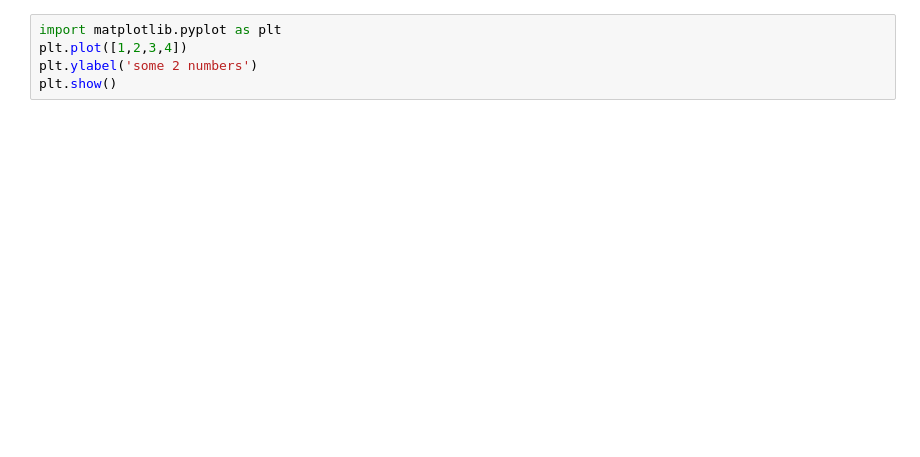
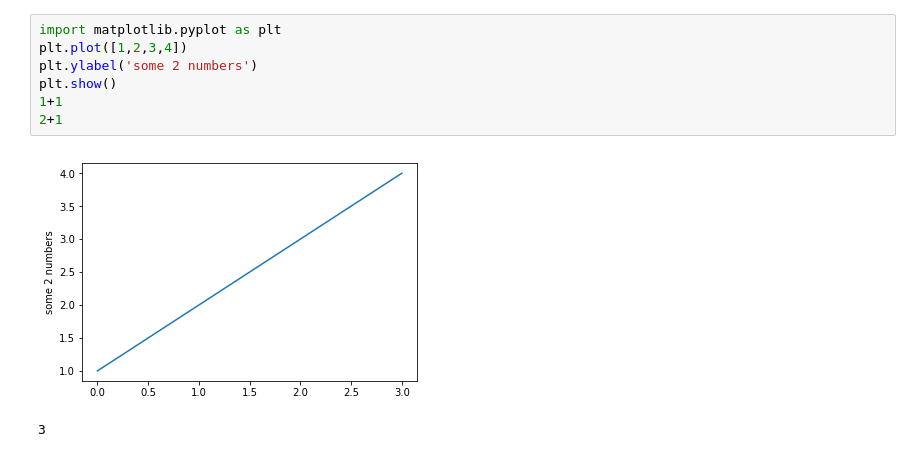
Before and after one commit to learn2Pro/Learn4xy, a Jupyter notebook: code/mat/learnMatPlot.ipynb, the cells around one changed output. Drawn from its saved outputs; the diff is of its cells as text; blank space fills up the shorter version.

```diff
--- a/code/mat/learnMatPlot.ipynb
+++ b/code/mat/learnMatPlot.ipynb
@@ -1,8 +1,13 @@
 # %%
 import matplotlib.pyplot as plt
 plt.plot([1,2,3,4])
 plt.ylabel('some 2 numbers')
 plt.show()
+1+1
+2+1
+# %% [output]
+[figure, added]
+3
 # %%
 
 # color
```
Also changed, not shown: parts of 3 cells of this notebook, 3 other files.
